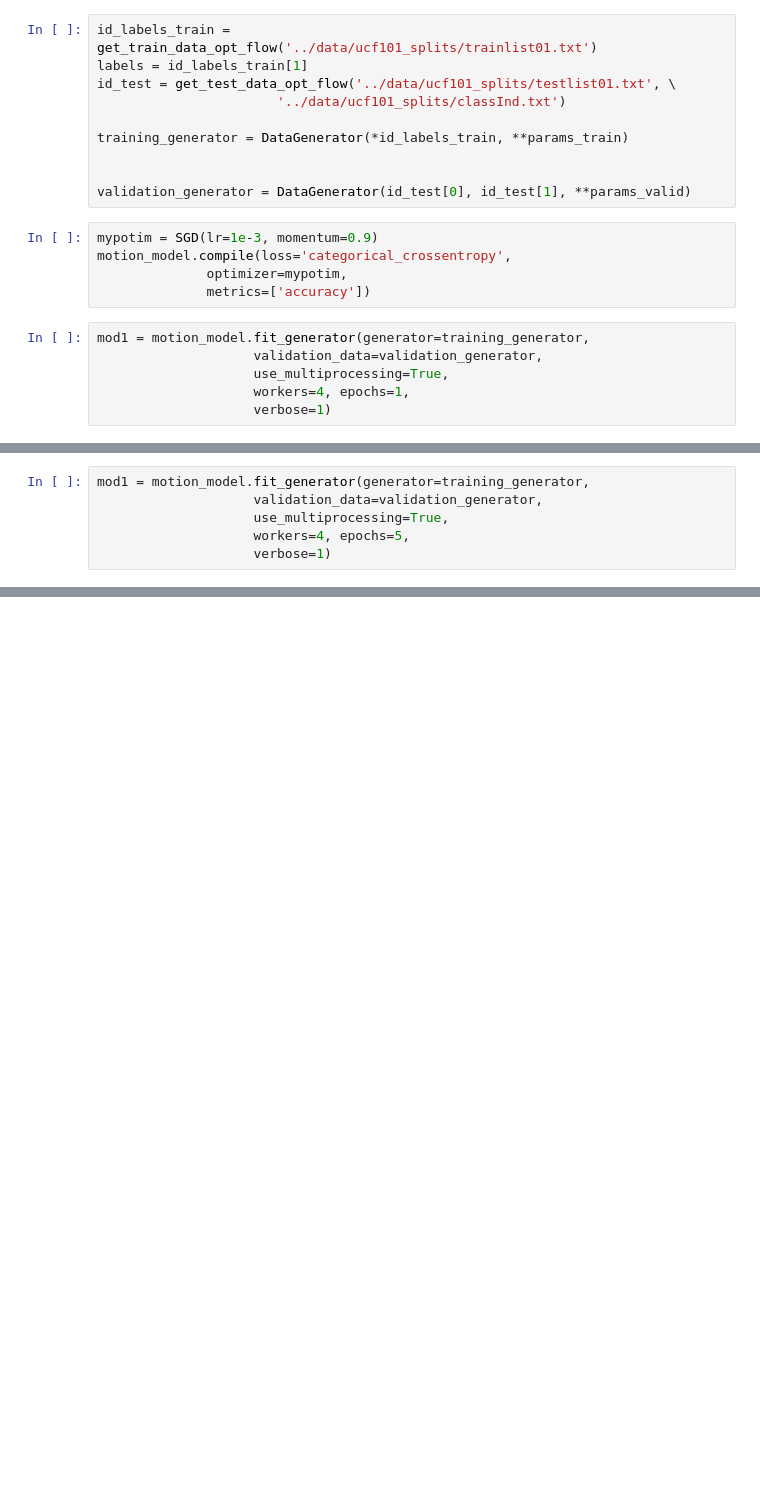
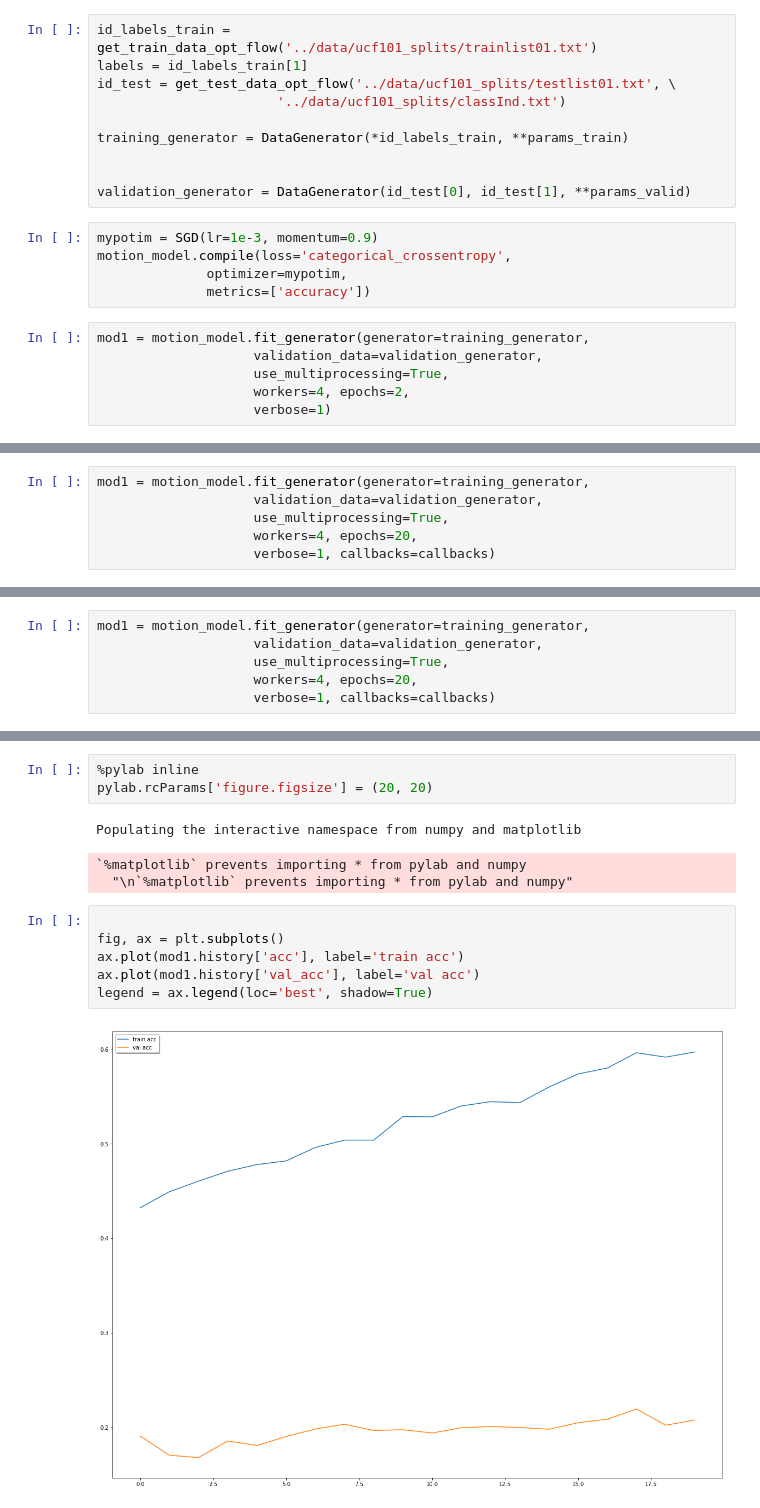
Before and after one commit to chrisparker126/two_stream_part2, a Jupyter notebook: investigations/motion_network_improvement_p2.ipynb, the cells around one changed output, grey strips where cells are left out. Saved outputs shown, nothing was run; the diff lists cells and outputs as text; blank space fills up the shorter version.

```diff
--- a/investigations/motion_network_improvement_p2.ipynb
+++ b/investigations/motion_network_improvement_p2.ipynb
@@ -101,6 +112,6 @@ motion_model.compile(loss='categorical_crossentropy',
 mod1 = motion_model.fit_generator(generator=training_generator,
                     validation_data=validation_generator,
                     use_multiprocessing=True,
-                    workers=4, epochs=1,
+                    workers=4, epochs=2,
                     verbose=1)
 # %% [output]
@@ -110,6 +146,6 @@ Epoch 1/1
 mod1 = motion_model.fit_generator(generator=training_generator,
                     validation_data=validation_generator,
                     use_multiprocessing=True,
-                    workers=4, epochs=5,
-                    verbose=1)
+                    workers=4, epochs=20,
+                    verbose=1, callbacks=callbacks)
 # %% [output]
@@ -138,0 +169,6 @@ KeyboardInterrupt:
+# %%
+mod1 = motion_model.fit_generator(generator=training_generator,
+                    validation_data=validation_generator,
+                    use_multiprocessing=True,
+                    workers=4, epochs=20,
+                    verbose=1, callbacks=callbacks)
@@ -138,0 +193,15 @@ KeyboardInterrupt:
+# %%
+%pylab inline
+pylab.rcParams['figure.figsize'] = (20, 20)
+# %% [output]
+Populating the interactive namespace from numpy and matplotlib
+`%matplotlib` prevents importing * from pylab and numpy
+  "\n`%matplotlib` prevents importing * from pylab and numpy"
+# %%
+
+fig, ax = plt.subplots()
+ax.plot(mod1.history['acc'], label='train acc')
+ax.plot(mod1.history['val_acc'], label='val acc')
+legend = ax.legend(loc='best', shadow=True)
+# %% [output]
+[figure, added]
```
Also changed, not shown: parts of 31 cells of this notebook, 17 other files.
